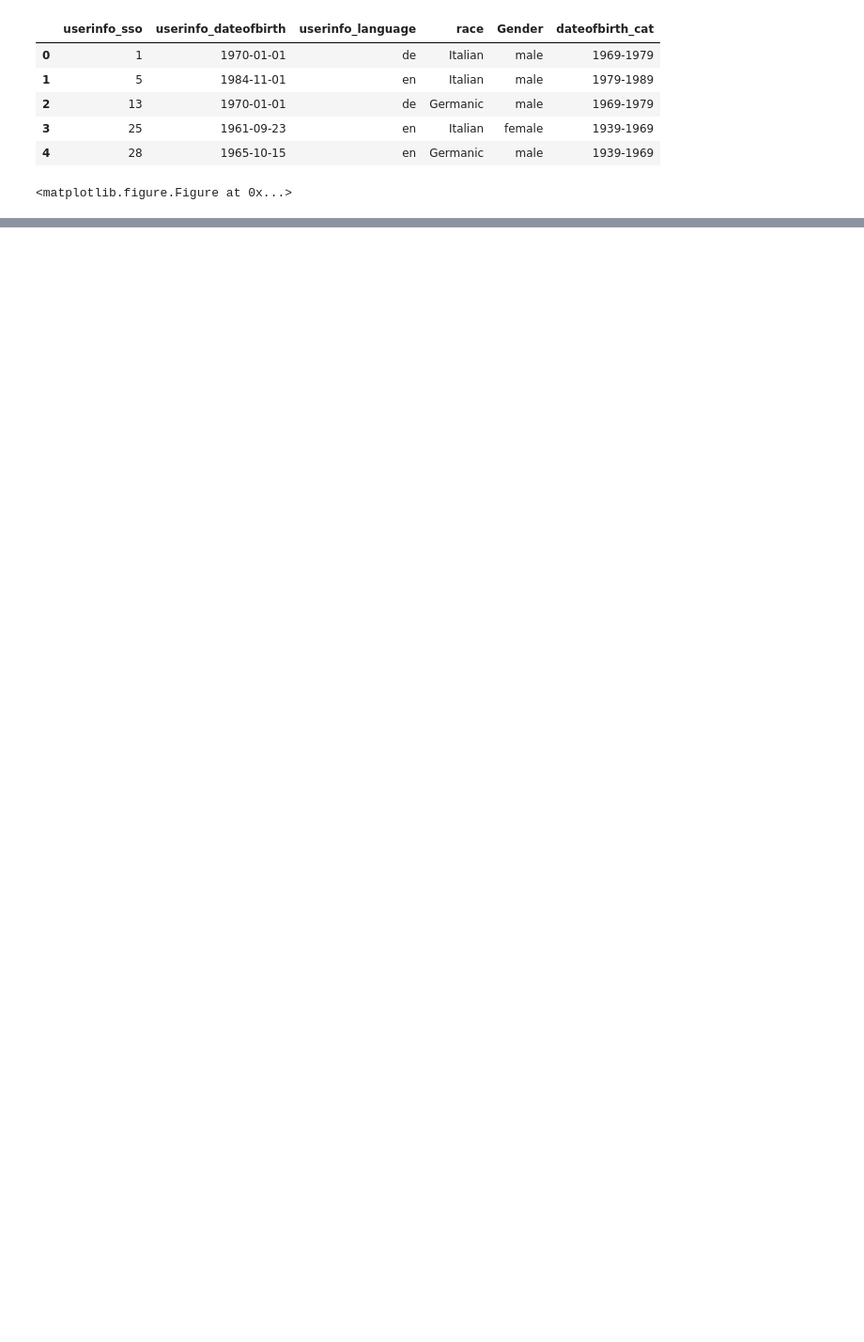
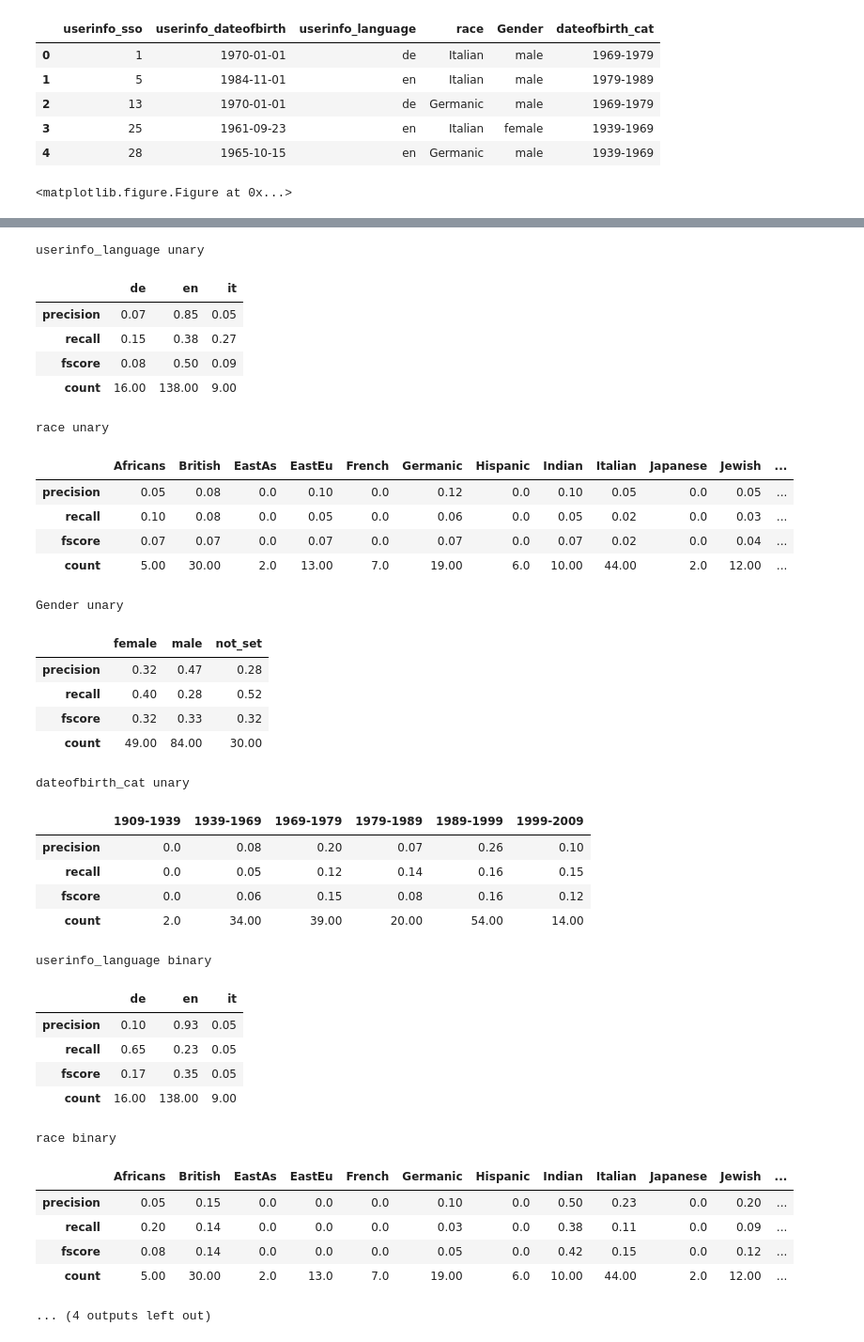
Before and after one commit to GNroy/Innopolis.MSDS.AlexanderLaptev.Thesis, a Jupyter notebook: sandbox.ipynb, the cells around one changed output, grey strips where cells are left out. Shown at 94% size. Saved outputs shown, nothing was run; the diff lists cells and outputs as text; code cells hidden in the pictures; blank space fills up the shorter version.

Commit message:
added prediction score tests

```diff
--- a/sandbox.ipynb
+++ b/sandbox.ipynb
@@ -48,7 +55,7 @@ df.head()
 | 3 | 364.5 | 426.5 | 2017-12-21 13:01:59 | 4976 |
 | 4 | 379.5 | 456.5 | 2017-12-21 13:02:06 | 4976 |
 # %%
-savefolder = 'results_small'
+savefolder = 'results_large'
 if not dir_exists(savefolder):
     makedirs(savefolder)
 
@@ -222,0 +336,67 @@ Value not_set 1979-1989 skipped
+# %%
+n_splits = 10
+label_col = 'userinfo_sso'
+G = miner.graph()
+cat_cols = ['userinfo_language', 'race', 'Gender', 'dateofbirth_cat']
+score_unary = test_prediction(userinfo, G, cat_cols, label_col, n_splits, mode='unary')
+score_binary = test_prediction(userinfo, G, cat_cols, label_col, n_splits, mode='binary')
+
+savefolder_unary_res = dir_join(savefolder, 'unary_res')
+if not dir_exists(savefolder_unary_res):
+    makedirs(savefolder_unary_res)
+
+for cat, df in score_unary.items():
+    df.to_csv(dir_join(savefolder_unary_res, '.'.join([cat, 'unary', 'csv'])))
+    print(' '.join([cat, 'unary']))
+    ICD.display(df)
+    print()
+    print()
+
+savefolder_binary_res = dir_join(savefolder, 'binary_res')
+if not dir_exists(savefolder_binary_res):
+    makedirs(savefolder_binary_res)
+
+for cat, df in score_binary.items():
+    df.to_csv(dir_join(savefolder_binary_res, '.'.join([cat, 'binary', 'csv'])))
+    print(' '.join([cat, 'binary']))
+    ICD.display(df)
+    print()
+    print()
+# %% [output]
+userinfo_language unary
+|  | de | en | it |
+| precision | 0.07 | 0.85 | 0.05 |
+| recall | 0.15 | 0.38 | 0.27 |
+| fscore | 0.08 | 0.50 | 0.09 |
+| count | 16.00 | 138.00 | 9.00 |
+race unary
+|  | Africans | British | EastAs | EastEu | French | Germanic | Hispanic | Indian | Italian | Japanese | Jewish | ... |
+| precision | 0.05 | 0.08 | 0.0 | 0.10 | 0.0 | 0.12 | 0.0 | 0.10 | 0.05 | 0.0 | 0.05 | ... |
+| recall | 0.10 | 0.08 | 0.0 | 0.05 | 0.0 | 0.06 | 0.0 | 0.05 | 0.02 | 0.0 | 0.03 | ... |
+| fscore | 0.07 | 0.07 | 0.0 | 0.07 | 0.0 | 0.07 | 0.0 | 0.07 | 0.02 | 0.0 | 0.04 | ... |
+| count | 5.00 | 30.00 | 2.0 | 13.00 | 7.0 | 19.00 | 6.0 | 10.00 | 44.00 | 2.0 | 12.00 | ... |
+Gender unary
+|  | female | male | not_set |
+| precision | 0.32 | 0.47 | 0.28 |
+| recall | 0.40 | 0.28 | 0.52 |
+| fscore | 0.32 | 0.33 | 0.32 |
+| count | 49.00 | 84.00 | 30.00 |
+dateofbirth_cat unary
+|  | 1909-1939 | 1939-1969 | 1969-1979 | 1979-1989 | 1989-1999 | 1999-2009 |
+| precision | 0.0 | 0.08 | 0.20 | 0.07 | 0.26 | 0.10 |
+| recall | 0.0 | 0.05 | 0.12 | 0.14 | 0.16 | 0.15 |
+| fscore | 0.0 | 0.06 | 0.15 | 0.08 | 0.16 | 0.12 |
+| count | 2.0 | 34.00 | 39.00 | 20.00 | 54.00 | 14.00 |
+userinfo_language binary
+|  | de | en | it |
+| precision | 0.10 | 0.93 | 0.05 |
+| recall | 0.65 | 0.23 | 0.05 |
+| fscore | 0.17 | 0.35 | 0.05 |
+| count | 16.00 | 138.00 | 9.00 |
+race binary
+|  | Africans | British | EastAs | EastEu | French | Germanic | Hispanic | Indian | Italian | Japanese | Jewish | ... |
+| precision | 0.05 | 0.15 | 0.0 | 0.0 | 0.0 | 0.10 | 0.0 | 0.50 | 0.23 | 0.0 | 0.20 | ... |
+| recall | 0.20 | 0.14 | 0.0 | 0.0 | 0.0 | 0.03 | 0.0 | 0.38 | 0.11 | 0.0 | 0.09 | ... |
+| fscore | 0.08 | 0.14 | 0.0 | 0.0 | 0.0 | 0.05 | 0.0 | 0.42 | 0.15 | 0.0 | 0.12 | ... |
+| count | 5.00 | 30.00 | 2.0 | 13.0 | 7.0 | 19.00 | 6.0 | 10.00 | 44.00 | 2.0 | 12.00 | ... |
+... (4 outputs left out)
```
Also changed, not shown: parts of 5 cells of this notebook.
